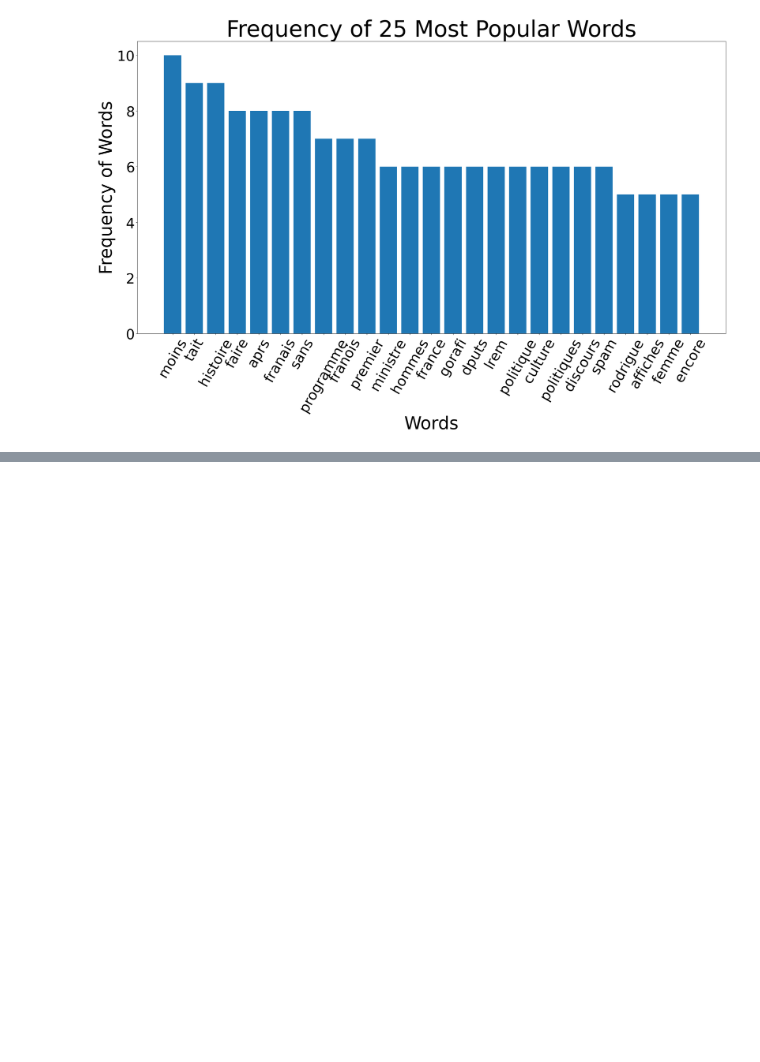
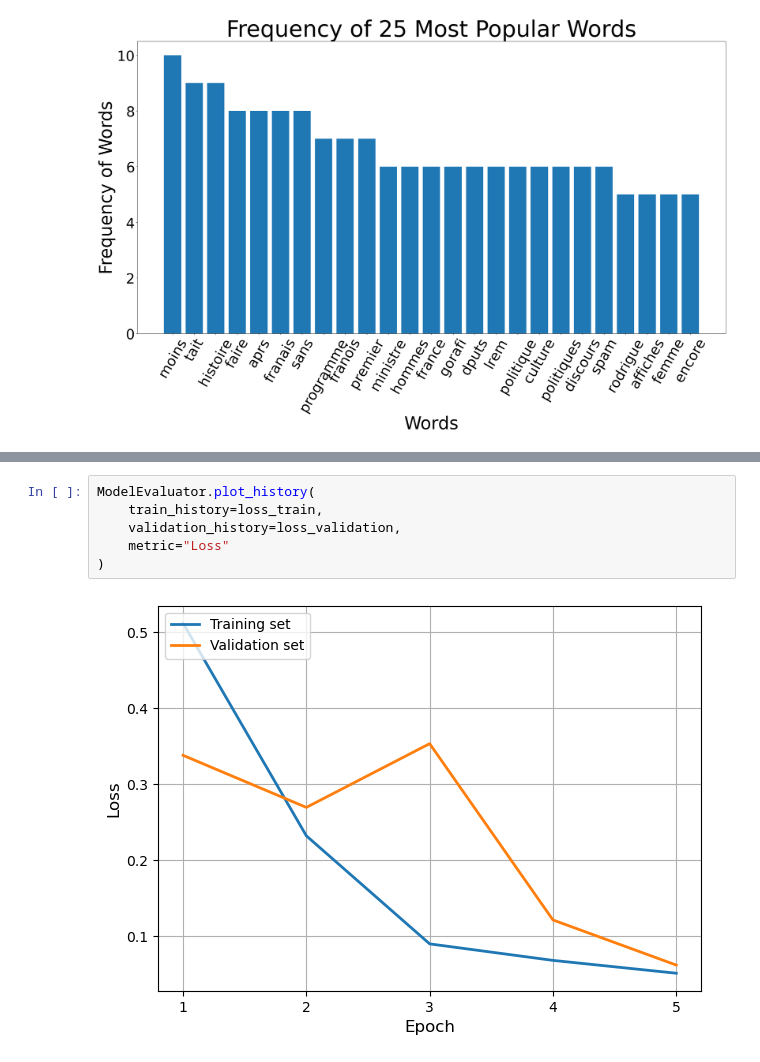
Before and after one commit to AdamixD/NLP-Project, a Jupyter notebook: evaluation/notebooks/Model Evaluation - Union - distilbert .ipynb, the cells around one changed output, grey strips where cells are left out. Cells and saved outputs as stored; diff of their text form; blank space fills up the shorter version.

```diff
--- a/evaluation/notebooks/Model Evaluation - Union - distilbert .ipynb
+++ b/evaluation/notebooks/Model Evaluation - Union - distilbert .ipynb
@@ -176,0 +195,8 @@ DataAnalyzer.plot_most_popular_words_histogram(
+# %%
+ModelEvaluator.plot_history(
+    train_history=loss_train,
+    validation_history=loss_validation,
+    metric="Loss"
+)
+# %% [output]
+[figure, added]
```
Also changed, not shown: parts of 3 cells of this notebook, 8 other files.
